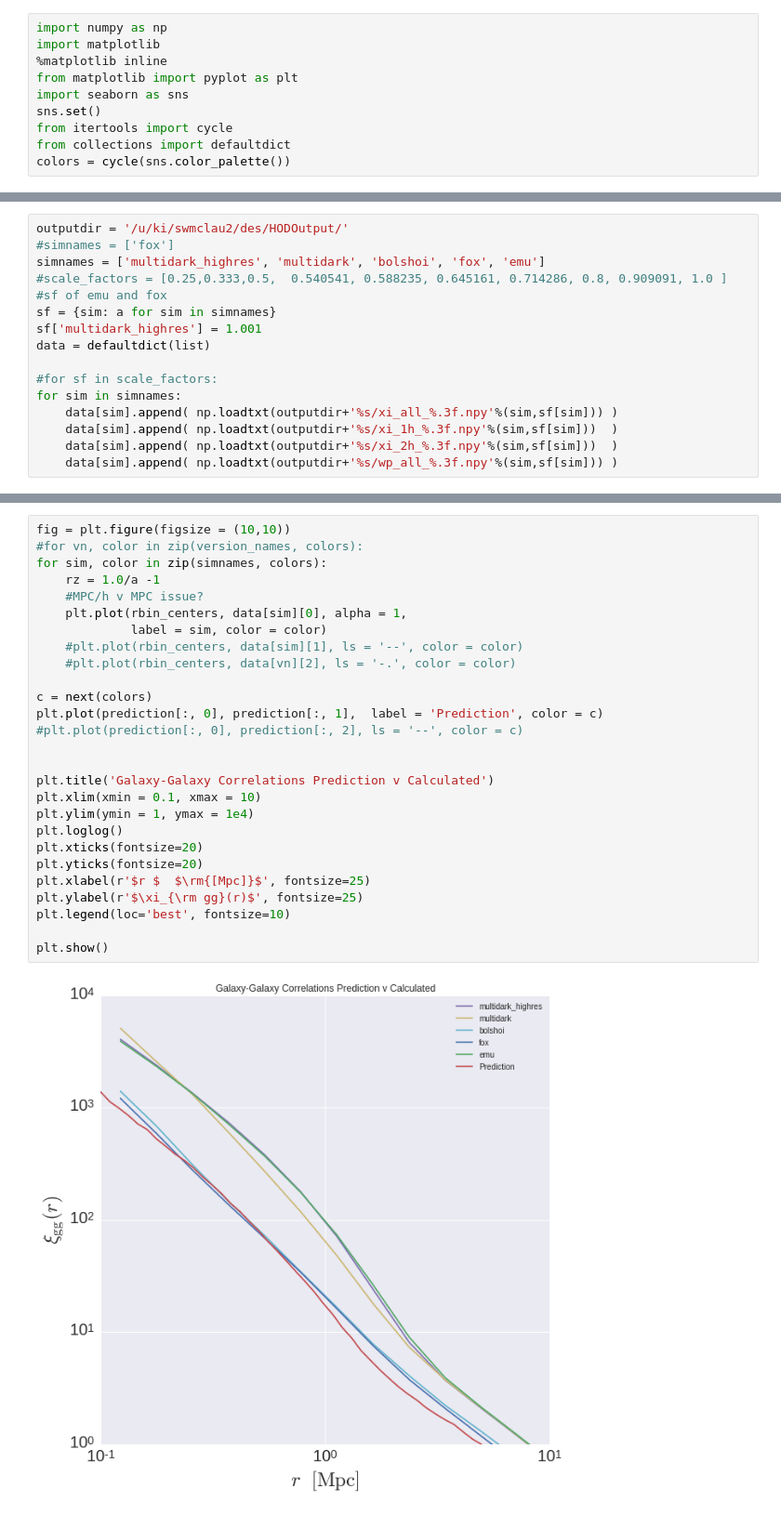
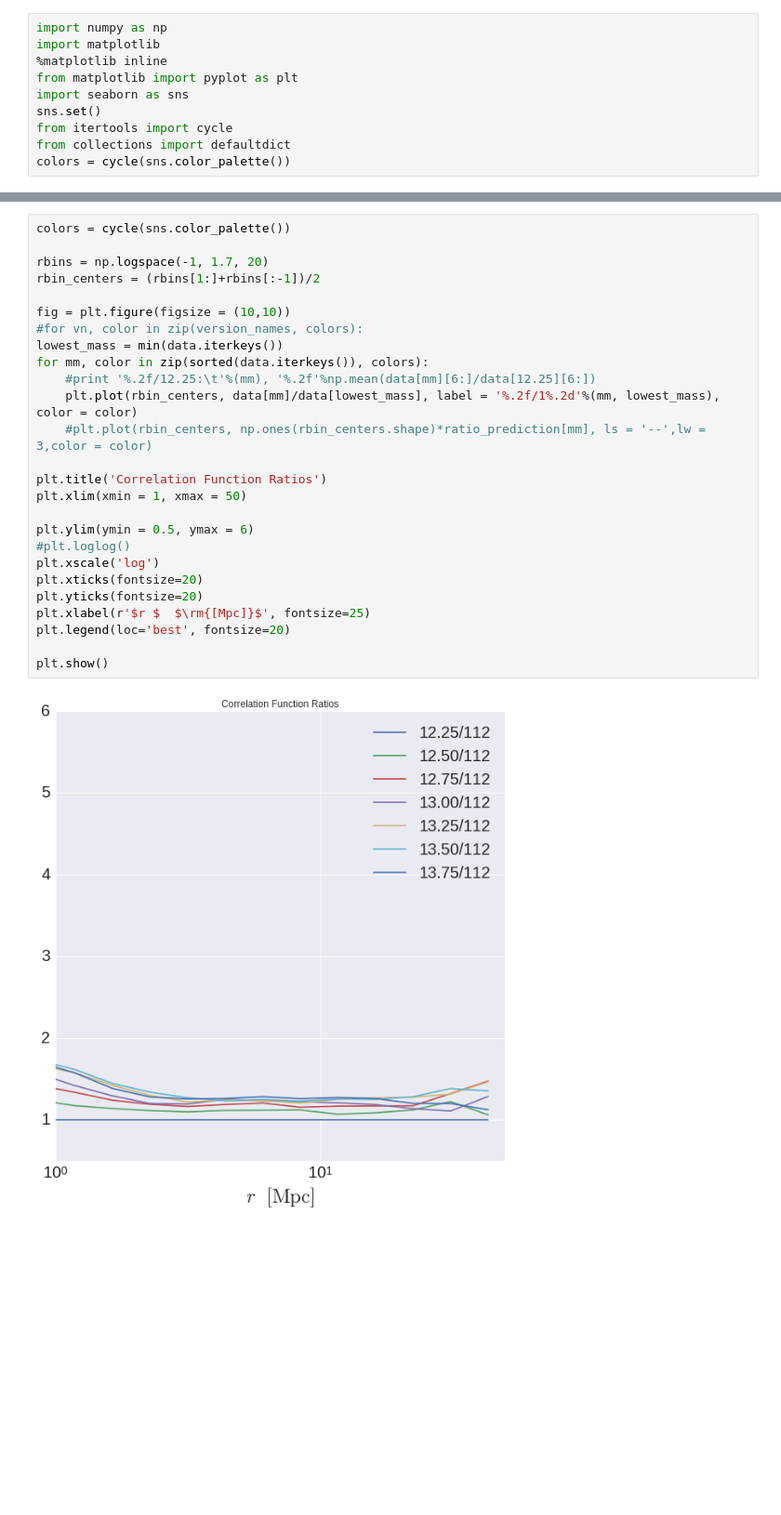
Before and after one commit to mclaughlin6464/HODEmulator, a Jupyter notebook: predictionsVCalculated.ipynb, the cells around one changed output, grey strips where cells are left out. Shown at 93% size. Drawn from its saved outputs; the diff is of its cells as text; blank space fills up the shorter version.

```diff
--- a/predictionsVCalculated.ipynb
+++ b/predictionsVCalculated.ipynb
@@ -80,15 +114,0 @@ plt.show()
-# %%
-outputdir = '/u/ki/swmclau2/des/HODOutput/'
-#simnames = ['fox']
-simnames = ['multidark_highres', 'multidark', 'bolshoi', 'fox', 'emu']
-#scale_factors = [0.25,0.333,0.5,  0.540541, 0.588235, 0.645161, 0.714286, 0.8, 0.909091, 1.0 ] #sf of emu and fox
-sf = {sim: a for sim in simnames}
-sf['multidark_highres'] = 1.001
-data = defaultdict(list)
-
-#for sf in scale_factors:
-for sim in simnames:
-    data[sim].append( np.loadtxt(outputdir+'%s/xi_all_%.3f.npy'%(sim,sf[sim])) )
-    data[sim].append( np.loadtxt(outputdir+'%s/xi_1h_%.3f.npy'%(sim,sf[sim]))  )
-    data[sim].append( np.loadtxt(outputdir+'%s/xi_2h_%.3f.npy'%(sim,sf[sim]))  )
-    data[sim].append( np.loadtxt(outputdir+'%s/wp_all_%.3f.npy'%(sim,sf[sim])) )
@@ -95,29 +122,28 @@ for sim in simnames:
 # %%
+colors = cycle(sns.color_palette())
+
+rbins = np.logspace(-1, 1.7, 20)
+rbin_centers = (rbins[1:]+rbins[:-1])/2
+
 fig = plt.figure(figsize = (10,10))
 #for vn, color in zip(version_names, colors):
-for sim, color in zip(simnames, colors):
-    rz = 1.0/a -1
-    #MPC/h v MPC issue?
-    plt.plot(rbin_centers, data[sim][0], alpha = 1,
-             label = sim, color = color)
-    #plt.plot(rbin_centers, data[sim][1], ls = '--', color = color)
-    #plt.plot(rbin_centers, data[vn][2], ls = '-.', color = color)
+lowest_mass = min(data.iterkeys())
+for mm, color in zip(sorted(data.iterkeys()), colors):
+    #print '%.2f/12.25:\t'%(mm), '%.2f'%np.mean(data[mm][6:]/data[12.25][6:])
+    plt.plot(rbin_centers, data[mm]/data[lowest_mass], label = '%.2f/1%.2d'%(mm, lowest_mass), color = color)
+    #plt.plot(rbin_centers, np.ones(rbin_centers.shape)*ratio_prediction[mm], ls = '--',lw = 3,color = color)
 
-c = next(colors)
-plt.plot(prediction[:, 0], prediction[:, 1],  label = 'Prediction', color = c)
-#plt.plot(prediction[:, 0], prediction[:, 2], ls = '--', color = c)
+plt.title('Correlation Function Ratios')
+plt.xlim(xmin = 1, xmax = 50)
 
-
-plt.title('Galaxy-Galaxy Correlations Prediction v Calculated')
-plt.xlim(xmin = 0.1, xmax = 10)
-plt.ylim(ymin = 1, ymax = 1e4)
-plt.loglog()
+plt.ylim(ymin = 0.5, ymax = 6)
+#plt.loglog()
+plt.xscale('log')
 plt.xticks(fontsize=20)
 plt.yticks(fontsize=20)
 plt.xlabel(r'$r $  $\rm{[Mpc]}$', fontsize=25)
-plt.ylabel(r'$\xi_{\rm gg}(r)$', fontsize=25)
-plt.legend(loc='best', fontsize=10)
+plt.legend(loc='best', fontsize=20)
 
 plt.show()
 # %% [output]
-[figure, old version]
+[figure, new version]
```
Also changed, not shown: parts of 31 cells of this notebook, 1 other file.
